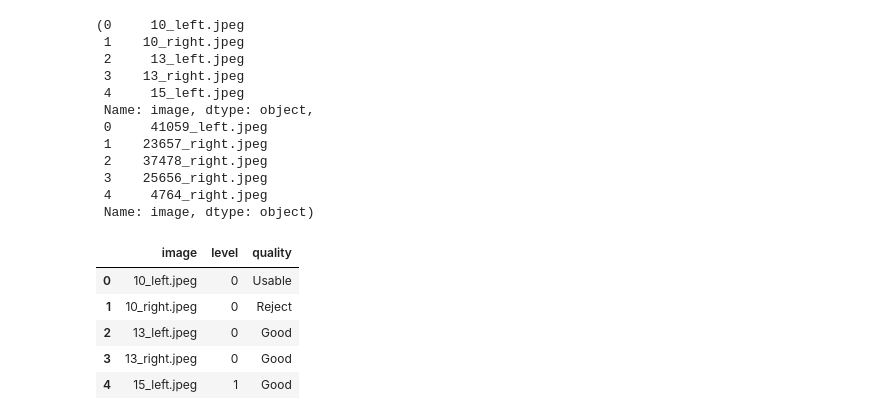
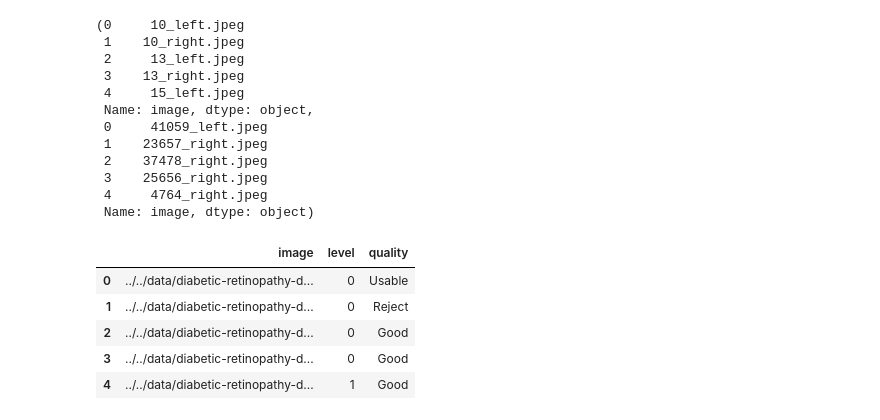
Before and after one commit to Raman1121/MLP-RIQA, a Jupyter notebook: src/notebooks/initial_DR_NB.ipynb, the cells around one changed output. Cells and saved outputs as stored; diff of their text form; code cells hidden in the pictures.

Commit message:
Train file modified

```diff
--- a/src/notebooks/initial_DR_NB.ipynb
+++ b/src/notebooks/initial_DR_NB.ipynb
@@ -208,12 +208,13 @@ df_diabetic_labels['image'][0:5], df_riqa_labels['image'][0:5]
 # %%
 #Merging the dataframes
 final_df = pd.merge(left=df_diabetic_labels, right=df_riqa_labels, how='inner', on='image')
+final_df['image'] = final_df['image'].apply(lambda x: str(ROOT_PATH+'final_train/train/'+x))
 final_df.head()
 # %% [output]
 |  | image | level | quality |
-| 0 | 10_left.jpeg | 0 | Usable |
-| 1 | 10_right.jpeg | 0 | Reject |
-| 2 | 13_left.jpeg | 0 | Good |
-| 3 | 13_right.jpeg | 0 | Good |
-| 4 | 15_left.jpeg | 1 | Good |
+| 0 | ../../data/diabetic-retinopathy-d... | 0 | Usable |
+| 1 | ../../data/diabetic-retinopathy-d... | 0 | Reject |
+| 2 | ../../data/diabetic-retinopathy-d... | 0 | Good |
+| 3 | ../../data/diabetic-retinopathy-d... | 0 | Good |
+| 4 | ../../data/diabetic-retinopathy-d... | 1 | Good |
 # %%
```
Also changed, not shown: parts of 1 cell of this notebook, 1 other file.
